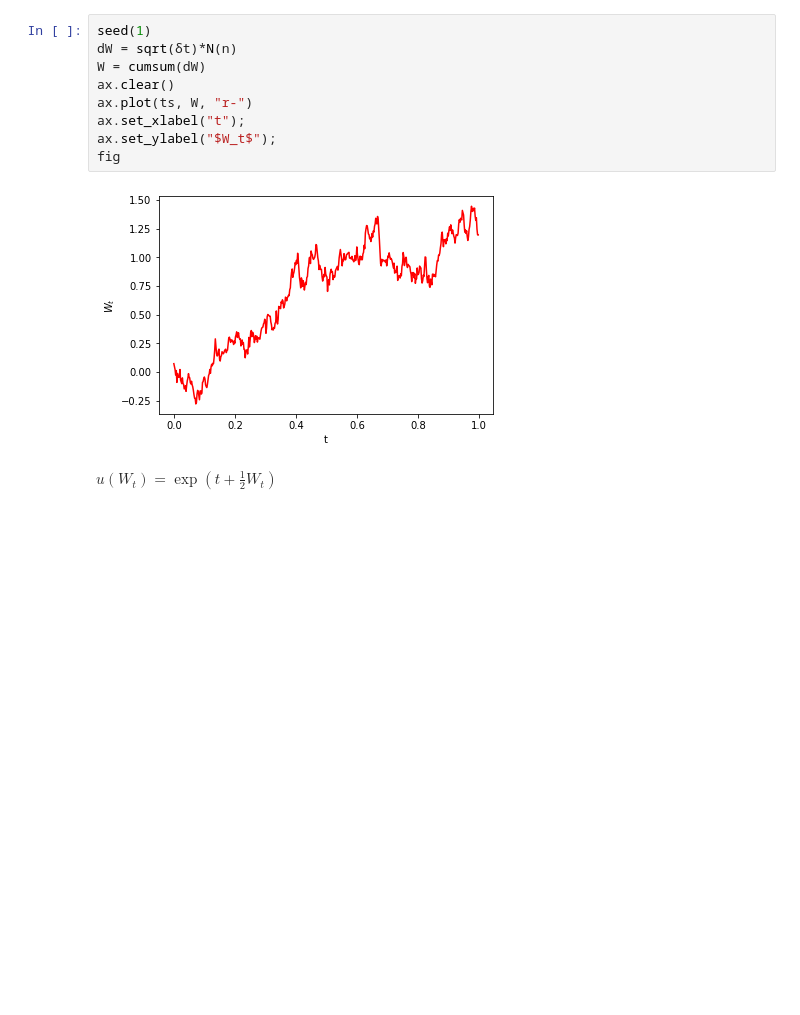
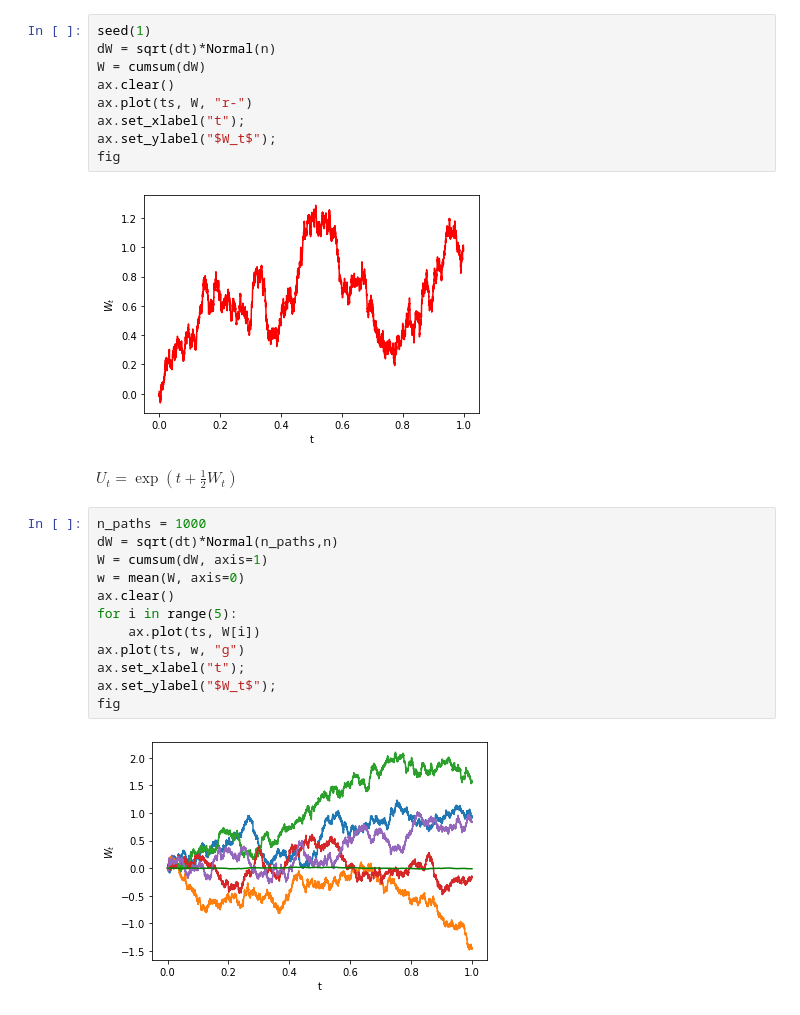
Before and after one commit to makslevental/numerical_sdes, a Jupyter notebook: main.ipynb, the cells around one changed output. Cells and saved outputs as stored; diff of their text form; blank space fills up the shorter version.

```diff
--- a/main.ipynb
+++ b/main.ipynb
@@ -37,6 +44,6 @@ ax.set_ylabel("$W_t$");
 # %%
 seed(1)
-dW = sqrt(δt)*N(n)
+dW = sqrt(dt)*Normal(n)
 W = cumsum(dW)
 ax.clear()
 ax.plot(ts, W, "r-")
@@ -44,7 +51,21 @@ ax.set_xlabel("t");
 ax.set_ylabel("$W_t$");
 fig
 # %% [output]
-[figure, old version]
+[figure, new version]
 # %% [markdown]
-$u(W_t) = \exp\left(t + \frac{1}{2} W_t\right)$
+$U_t = \exp\left(t + \frac{1}{2} W_t\right)$
+# %%
+n_paths = 1000
+dW = sqrt(dt)*Normal(n_paths,n)
+W = cumsum(dW, axis=1)
+w = mean(W, axis=0)
+ax.clear()
+for i in range(5):
+    ax.plot(ts, W[i])
+ax.plot(ts, w, "g")
+ax.set_xlabel("t");
+ax.set_ylabel("$W_t$");
+fig
+# %% [output]
+[figure, added]
 # %%
```
Also changed, not shown: parts of 18 cells of this notebook.
